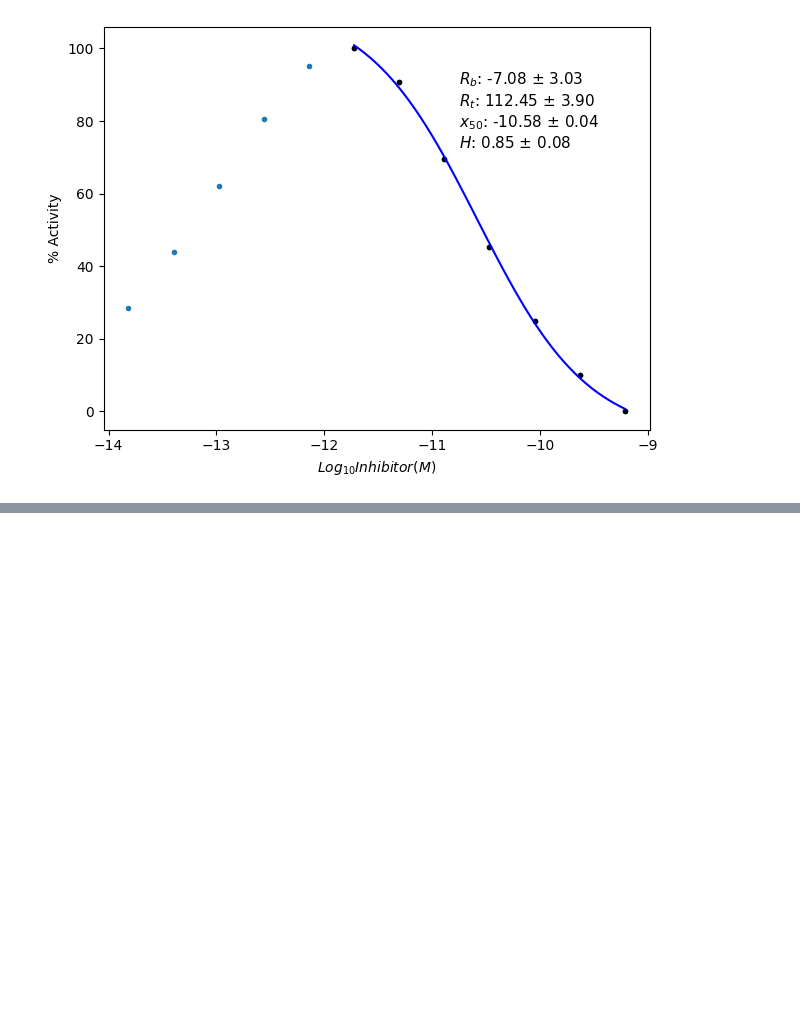
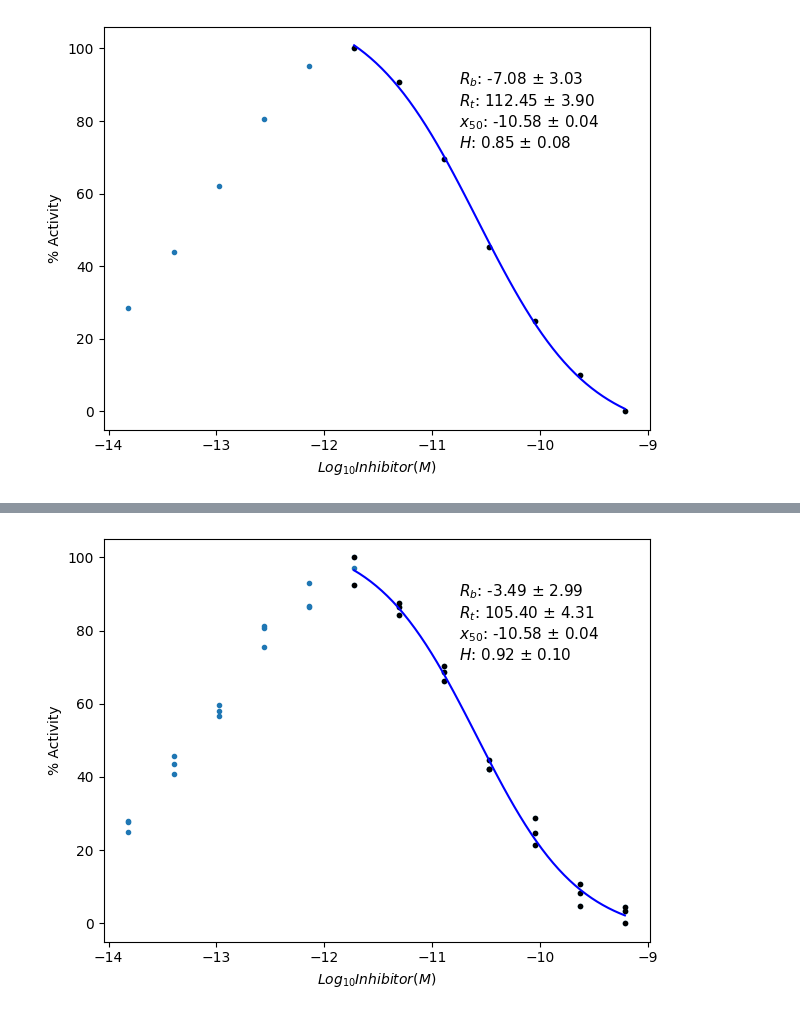
Before and after one commit to vanngocthuyla/kinetic_mpro, a Jupyter notebook: biphasic_curve/20230531_Estimation_Half_Curve.ipynb, the cells around one changed output, grey strips where cells are left out. Saved outputs shown, nothing was run; the diff lists cells and outputs as text; code cells hidden in the pictures; blank space fills up the shorter version.

```diff
--- a/biphasic_curve/20230531_Estimation_Half_Curve.ipynb
+++ b/biphasic_curve/20230531_Estimation_Half_Curve.ipynb
@@ -296,0 +331,6 @@ outfile = "/content/drive/MyDrive/MoonShot/dimer/output/curve.png"
+# %%
+file_name = "/content/drive/MyDrive/MoonShot/dimer/input/Input_Curve_3_rep.csv"
+
+# Read the CSV file
+data = pd.read_csv(file_name)
+data.head()
@@ -296,0 +346,3 @@ outfile = "/content/drive/MyDrive/MoonShot/dimer/output/curve.png"
+# %%
+data = data.rename(columns={"Log10_Inhibitor": "x", "Percentage_Activity": "y"})
+data.head()
@@ -296,0 +356,6 @@ outfile = "/content/drive/MyDrive/MoonShot/dimer/output/curve.png"
+# %%
+outfile = "/content/drive/MyDrive/MoonShot/dimer/output/curve_3_reps.png"
+[theta, ASE, var] = estimate_theta_downward_curve(data=data, outfile=outfile)
+[R_b, R_t, x50, H] = theta
+# %% [output]
+[figure, added]
```
Also changed, not shown: parts of 13 cells of this notebook, 2 other files.
